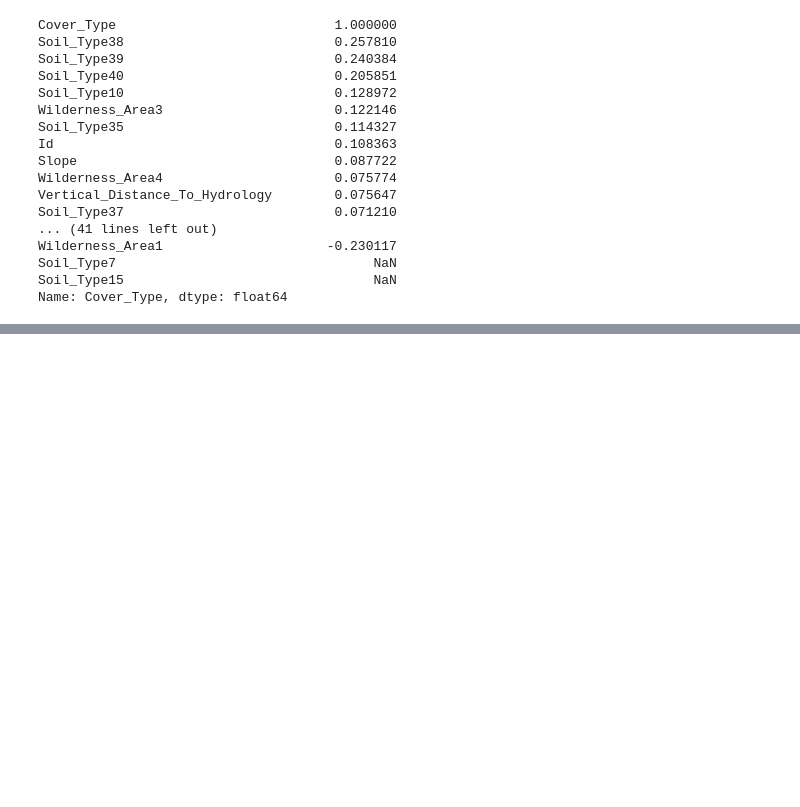
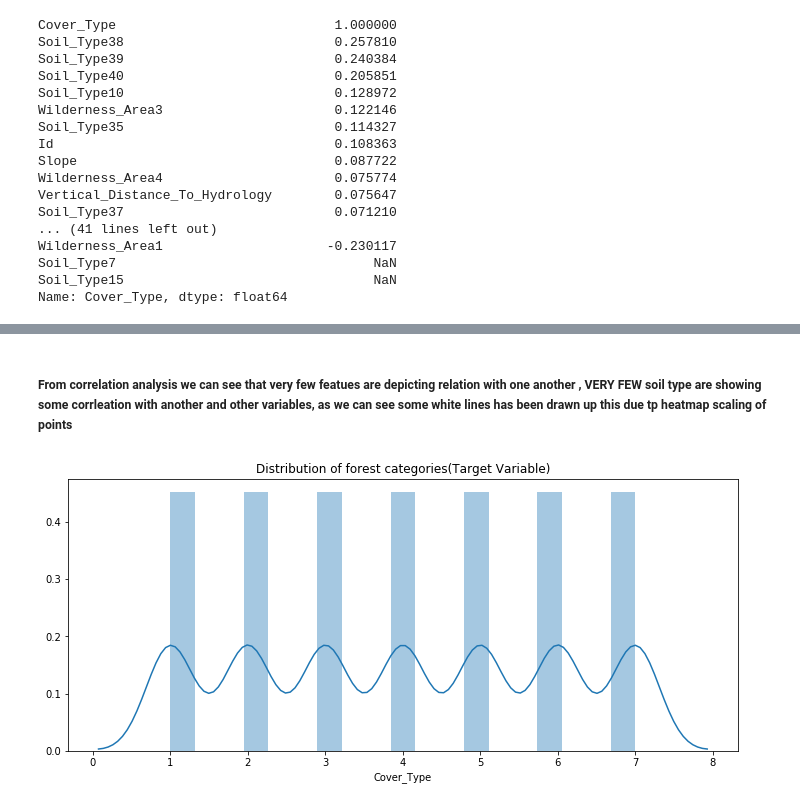
Before and after one commit to NewzySharma/MachineLearning, a Jupyter notebook: ForestCover.ipynb, the cells around one changed output, grey strips where cells are left out. Saved outputs shown, nothing was run; the diff lists cells and outputs as text; code cells hidden in the pictures; blank space fills up the shorter version.

```diff
--- a/ForestCover.ipynb
+++ b/ForestCover.ipynb
@@ -230,0 +273,8 @@ Name: Cover_Type, dtype: float64
+# %% [markdown]
+##### From correlation analysis we can see that very few featues are depicting relation with one another , VERY FEW soil type are showing some corrleation with another and other variables, as we can see some white lines has been drawn up this due tp heatmap scaling of points
+# %%
+plt.figure(figsize=(12,5))
+plt.title("Distribution of forest categories(Target Variable)")
+ax = sns.distplot(train["Cover_Type"])
+# %% [output]
+[figure, added]
```
Also changed, not shown: parts of 22 cells of this notebook.
